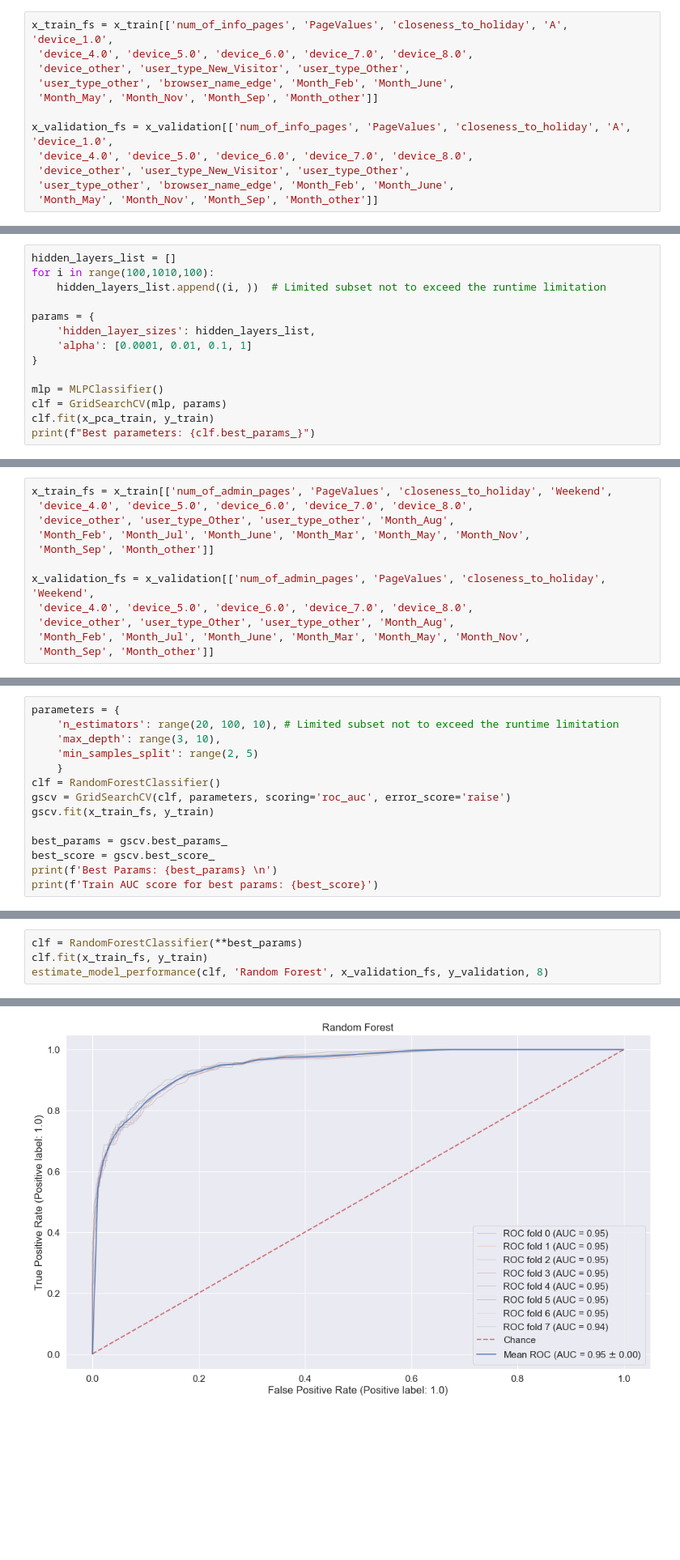
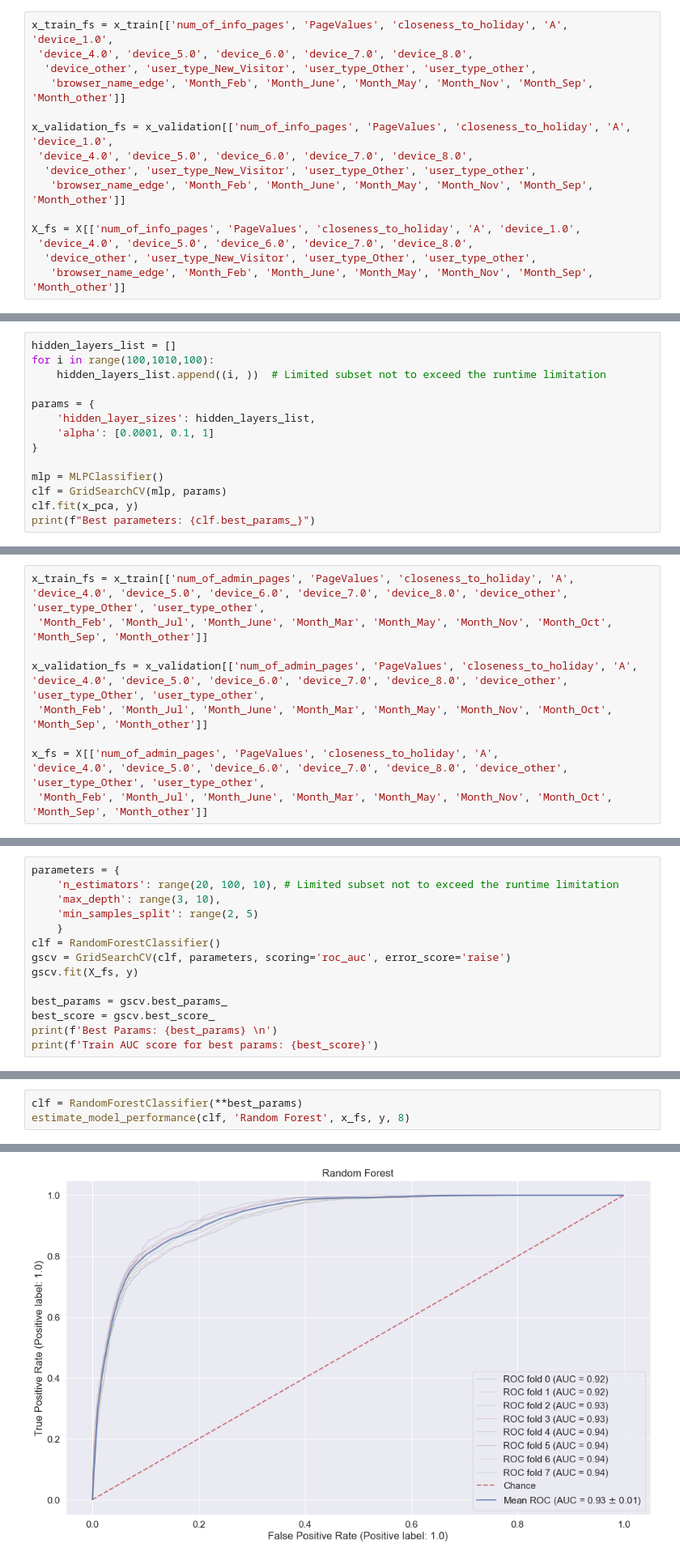
Before and after one commit to mikisegall/ml_final_project, a Jupyter notebook: master_notebook.ipynb, the cells around one changed output, grey strips where cells are left out. Shown at 81% size. Cells and saved outputs as stored; diff of their text form; blank space fills up the shorter version.

```diff
--- a/master_notebook.ipynb
+++ b/master_notebook.ipynb
@@ -516,15 +517,18 @@ This time, the method that yields the best result is Forward Selection. We will
 # %%
 x_train_fs = x_train[['num_of_info_pages', 'PageValues', 'closeness_to_holiday', 'A', 'device_1.0',
  'device_4.0', 'device_5.0', 'device_6.0', 'device_7.0', 'device_8.0',
- 'device_other', 'user_type_New_Visitor', 'user_type_Other',
- 'user_type_other', 'browser_name_edge', 'Month_Feb', 'Month_June',
- 'Month_May', 'Month_Nov', 'Month_Sep', 'Month_other']]
+  'device_other', 'user_type_New_Visitor', 'user_type_Other', 'user_type_other',
+   'browser_name_edge', 'Month_Feb', 'Month_June', 'Month_May', 'Month_Nov', 'Month_Sep', 'Month_other']]
 
 x_validation_fs = x_validation[['num_of_info_pages', 'PageValues', 'closeness_to_holiday', 'A', 'device_1.0',
  'device_4.0', 'device_5.0', 'device_6.0', 'device_7.0', 'device_8.0',
- 'device_other', 'user_type_New_Visitor', 'user_type_Other',
- 'user_type_other', 'browser_name_edge', 'Month_Feb', 'Month_June',
- 'Month_May', 'Month_Nov', 'Month_Sep', 'Month_other']]
+  'device_other', 'user_type_New_Visitor', 'user_type_Other', 'user_type_other',
+   'browser_name_edge', 'Month_Feb', 'Month_June', 'Month_May', 'Month_Nov', 'Month_Sep', 'Month_other']]
+
+X_fs = X[['num_of_info_pages', 'PageValues', 'closeness_to_holiday', 'A', 'device_1.0',
+ 'device_4.0', 'device_5.0', 'device_6.0', 'device_7.0', 'device_8.0',
+  'device_other', 'user_type_New_Visitor', 'user_type_Other', 'user_type_other',
+   'browser_name_edge', 'Month_Feb', 'Month_June', 'Month_May', 'Month_Nov', 'Month_Sep', 'Month_other']]
 # %% [markdown]
 First, we will check which is the best K value to use in this model. We will choose the K value that will yield the lowest Mean Error.
 # %%
@@ -587,11 +591,11 @@ for i in range(100,1010,100):
 
 params = {
     'hidden_layer_sizes': hidden_layers_list,
-    'alpha': [0.0001, 0.01, 0.1, 1]
+    'alpha': [0.0001, 0.1, 1]
 }
 
 mlp = MLPClassifier()
 clf = GridSearchCV(mlp, params)
-clf.fit(x_pca_train, y_train)
+clf.fit(x_pca, y)
 print(f"Best parameters: {clf.best_params_}")
 # %% [output]
@@ -627,17 +626,17 @@ Forward Selection scored best. Features to use: ['num_of_admin_pages' 'PageValue
 # %% [markdown]
 Here as well, the best method is Forward Selection.
 # %%
-x_train_fs = x_train[['num_of_admin_pages', 'PageValues', 'closeness_to_holiday', 'Weekend',
- 'device_4.0', 'device_5.0', 'device_6.0', 'device_7.0', 'device_8.0',
- 'device_other', 'user_type_Other', 'user_type_other', 'Month_Aug',
- 'Month_Feb', 'Month_Jul', 'Month_June', 'Month_Mar', 'Month_May', 'Month_Nov',
- 'Month_Sep', 'Month_other']]
+x_train_fs = x_train[['num_of_admin_pages', 'PageValues', 'closeness_to_holiday', 'A',
+'device_4.0', 'device_5.0', 'device_6.0', 'device_7.0', 'device_8.0', 'device_other', 'user_type_Other', 'user_type_other',
+ 'Month_Feb', 'Month_Jul', 'Month_June', 'Month_Mar', 'Month_May', 'Month_Nov', 'Month_Oct', 'Month_Sep', 'Month_other']]
 
-x_validation_fs = x_validation[['num_of_admin_pages', 'PageValues', 'closeness_to_holiday', 'Weekend',
- 'device_4.0', 'device_5.0', 'device_6.0', 'device_7.0', 'device_8.0',
- 'device_other', 'user_type_Other', 'user_type_other', 'Month_Aug',
- 'Month_Feb', 'Month_Jul', 'Month_June', 'Month_Mar', 'Month_May', 'Month_Nov',
- 'Month_Sep', 'Month_other']]
+x_validation_fs = x_validation[['num_of_admin_pages', 'PageValues', 'closeness_to_holiday', 'A',
+'device_4.0', 'device_5.0', 'device_6.0', 'device_7.0', 'device_8.0', 'device_other', 'user_type_Other', 'user_type_other',
+ 'Month_Feb', 'Month_Jul', 'Month_June', 'Month_Mar', 'Month_May', 'Month_Nov', 'Month_Oct', 'Month_Sep', 'Month_other']]
+
+x_fs = X[['num_of_admin_pages', 'PageValues', 'closeness_to_holiday', 'A',
+'device_4.0', 'device_5.0', 'device_6.0', 'device_7.0', 'device_8.0', 'device_other', 'user_type_Other', 'user_type_other',
+ 'Month_Feb', 'Month_Jul', 'Month_June', 'Month_Mar', 'Month_May', 'Month_Nov', 'Month_Oct', 'Month_Sep', 'Month_other']]
 # %% [markdown]
 Before running the predictions, we will investigate the different hyperparameters focusing on 3 different ones:
 1. n_estimators - number of trees in the forest.
@@ -651,7 +650,7 @@ parameters = {
     }
 clf = RandomForestClassifier()
 gscv = GridSearchCV(clf, parameters, scoring='roc_auc', error_score='raise')
-gscv.fit(x_train_fs, y_train)
+gscv.fit(X_fs, y)
 
 best_params = gscv.best_params_
 best_score = gscv.best_score_
@@ -664,5 +663,4 @@ Train AUC score for best params: 0.9245223489481491
 # %%
 clf = RandomForestClassifier(**best_params)
-clf.fit(x_train_fs, y_train)
-estimate_model_performance(clf, 'Random Forest', x_validation_fs, y_validation, 8)
+estimate_model_performance(clf, 'Random Forest', x_fs, y, 8)
 # %% [output]
@@ -673,4 +670,4 @@ MSE: 0.10101549973276323
-[figure, old version]
+[figure, new version]
 <Figure size 720x720 with 0 Axes>
 # %% [markdown]
 The algorithm yields very good results - Mean AUC score of 0.95.
```
Also changed, not shown: parts of 16 cells of this notebook, 1 other file.
